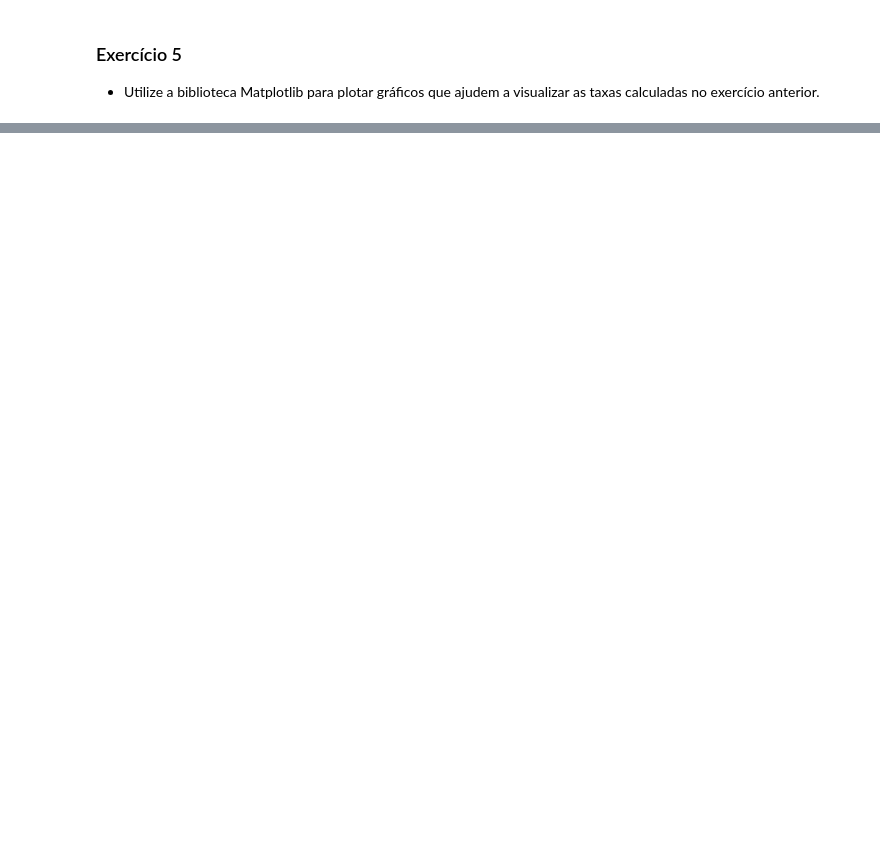
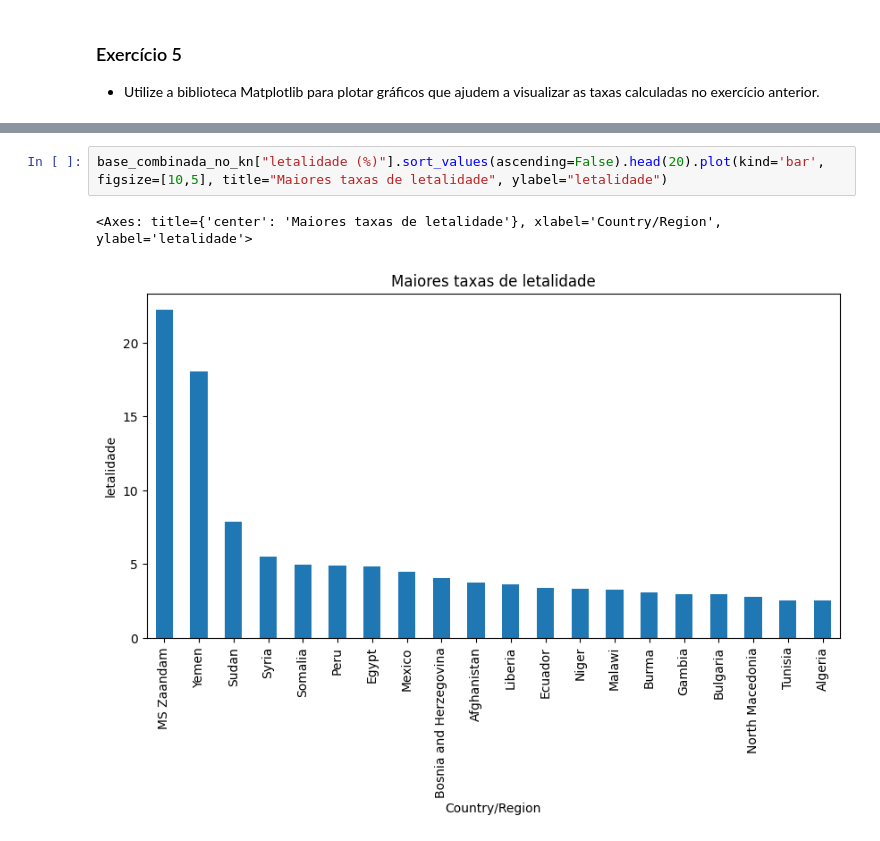
Before and after one commit to glucard/general-study-repo, a Jupyter notebook: cursos/dsnasaude/mod1/DataScience_Aula4.ipynb, the cells around one changed output, grey strips where cells are left out. Cells and saved outputs as stored; diff of their text form; blank space fills up the shorter version.

```diff
--- a/cursos/dsnasaude/mod1/DataScience_Aula4.ipynb
+++ b/cursos/dsnasaude/mod1/DataScience_Aula4.ipynb
@@ -266,0 +332,5 @@ base_combinada.plot(figsize=(10,6), title = "Cenário Covid", xlabel="Eixo x", y
+# %%
+base_combinada_no_kn["letalidade (%)"].sort_values(ascending=False).head(20).plot(kind='bar', figsize=[10,5], title="Maiores taxas de letalidade", ylabel="letalidade")
+# %% [output]
+<Axes: title={'center': 'Maiores taxas de letalidade'}, xlabel='Country/Region', ylabel='letalidade'>
+[figure, added]
```
Also changed, not shown: parts of 9 cells of this notebook.
